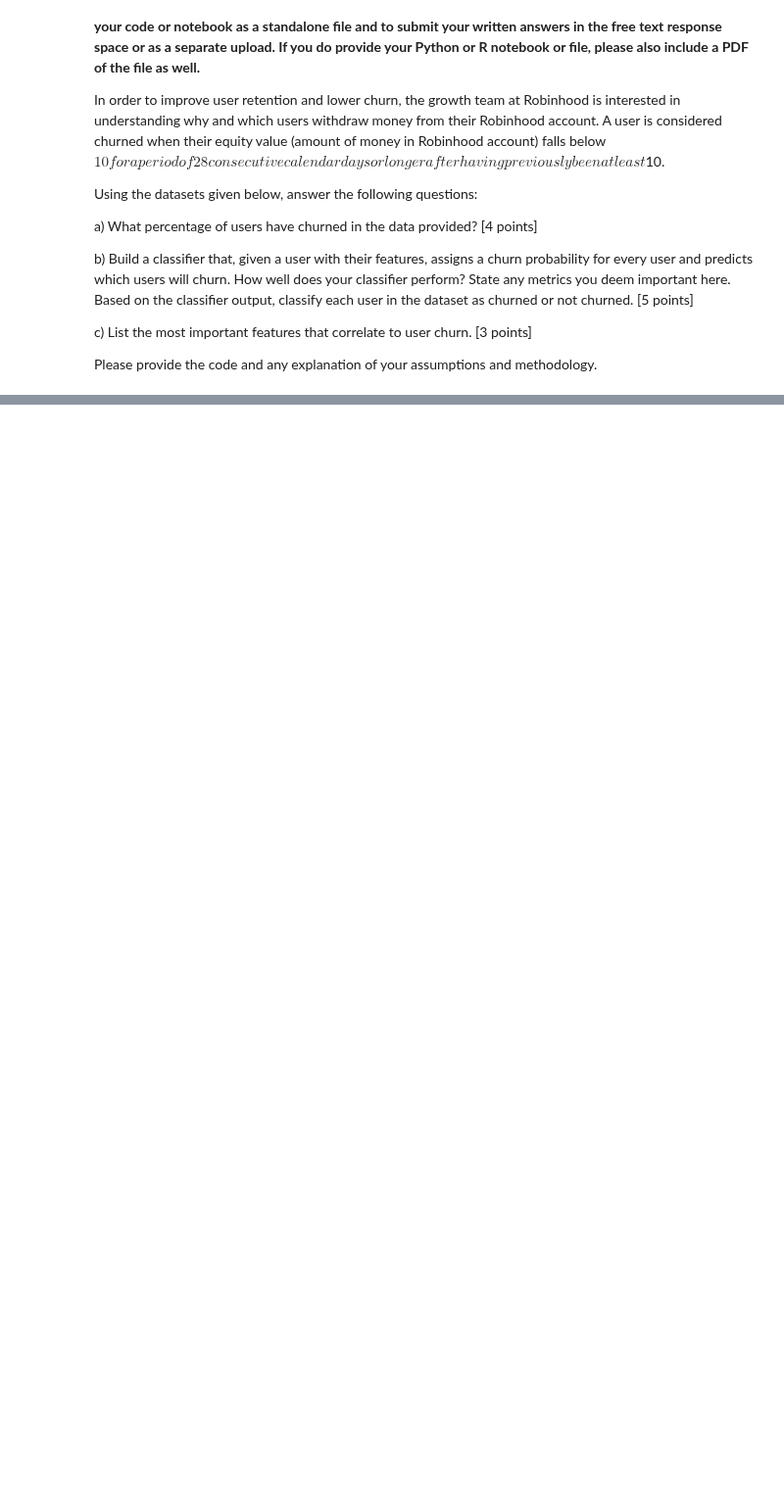
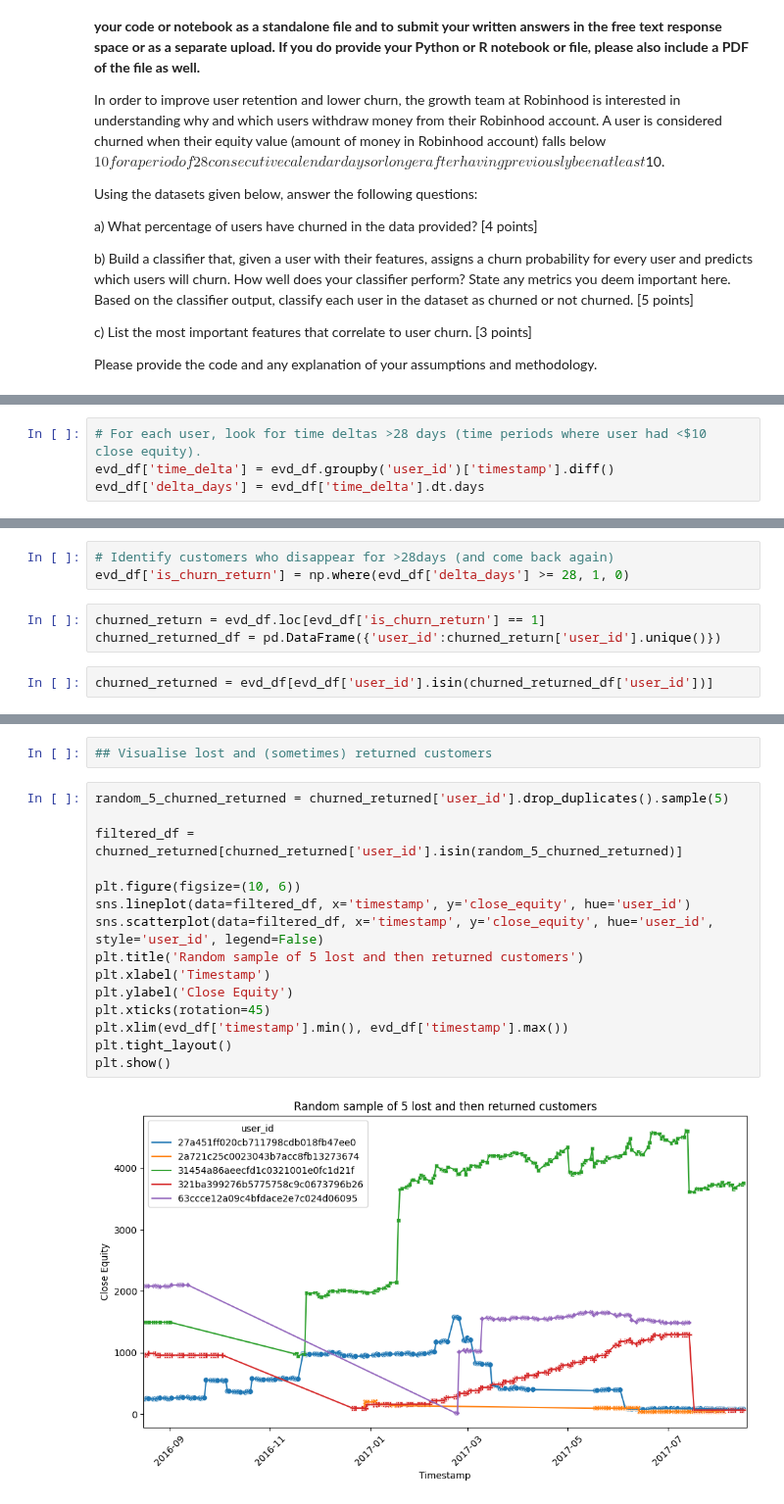
Before and after one commit to balintstewart77/magnimind-assignments, a Jupyter notebook: Churn project/notebook/Robinhood_churn_Balint.ipynb, the cells around one changed output, grey strips where cells are left out. Shown at 98% size. Cells and saved outputs as stored; diff of their text form; blank space fills up the shorter version.

Commit message:
update churn project notebook

```diff
--- a/Churn project/notebook/Robinhood_churn_Balint.ipynb
+++ b/Churn project/notebook/Robinhood_churn_Balint.ipynb
@@ -14,0 +88,4 @@ Please provide the code and any explanation of your assumptions and methodology.
+# %%
+# For each user, look for time deltas >28 days (time periods where user had <$10 close equity).
+evd_df['time_delta'] = evd_df.groupby('user_id')['timestamp'].diff()
+evd_df['delta_days'] = evd_df['time_delta'].dt.days
@@ -14,0 +110,8 @@ Please provide the code and any explanation of your assumptions and methodology.
+# %%
+# Identify customers who disappear for >28days (and come back again)
+evd_df['is_churn_return'] = np.where(evd_df['delta_days'] >= 28, 1, 0)
+# %%
+churned_return = evd_df.loc[evd_df['is_churn_return'] == 1]
+churned_returned_df = pd.DataFrame({'user_id':churned_return['user_id'].unique()})
+# %%
+churned_returned = evd_df[evd_df['user_id'].isin(churned_returned_df['user_id'])]
@@ -14,0 +132,19 @@ Please provide the code and any explanation of your assumptions and methodology.
+# %%
+## Visualise lost and (sometimes) returned customers
+# %%
+random_5_churned_returned = churned_returned['user_id'].drop_duplicates().sample(5)
+
+filtered_df = churned_returned[churned_returned['user_id'].isin(random_5_churned_returned)]
+
+plt.figure(figsize=(10, 6))
+sns.lineplot(data=filtered_df, x='timestamp', y='close_equity', hue='user_id')
+sns.scatterplot(data=filtered_df, x='timestamp', y='close_equity', hue='user_id', style='user_id', legend=False)
+plt.title('Random sample of 5 lost and then returned customers')
+plt.xlabel('Timestamp')
+plt.ylabel('Close Equity')
+plt.xticks(rotation=45)
+plt.xlim(evd_df['timestamp'].min(), evd_df['timestamp'].max())
+plt.tight_layout()
+plt.show()
+# %% [output]
+[figure, added]
```
Also changed, not shown: parts of 61 cells of this notebook, 4 other files.
